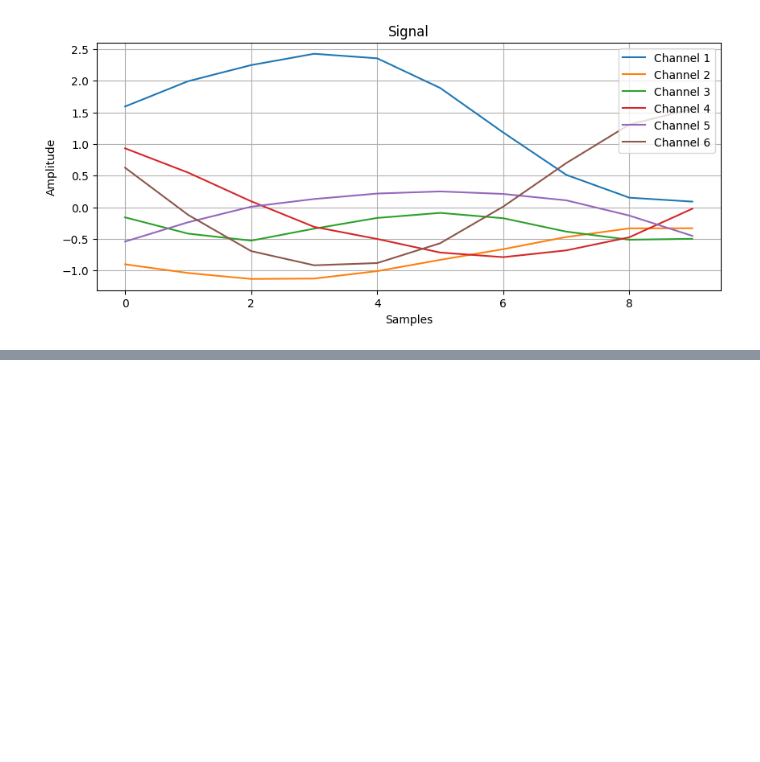
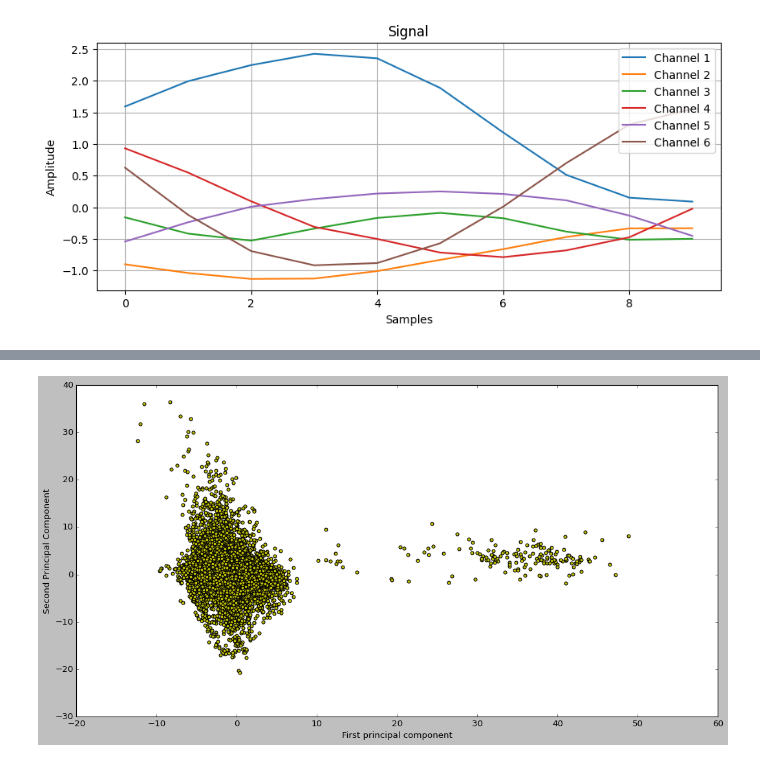
Before and after one commit to AIoT-Group-UoP/crossai-ts, a Jupyter notebook: examples/_dataset3_test.ipynb, the cells around one changed output, grey strips where cells are left out. Cells and saved outputs as stored; diff of their text form; code cells hidden in the pictures; blank space fills up the shorter version.

```diff
--- a/examples/_dataset3_test.ipynb
+++ b/examples/_dataset3_test.ipynb
@@ -520,3 +511,16 @@ plot_signal(tmp_test.X[0].values, return_mode=False)
 plot_signal(final_test.X[0].values, return_mode=False)
 # %% [output]
 [figure]
+# %%
+from sklearn.decomposition import PCA
+
+pipeline2 = Pipeline(
+    [
+        ("conv", dataFlatten),
+        ("scaler", StandardScaler()),
+        ("pca", PCA(n_components=2)),
+    ]
+)
+
+tmp_pca_train = pipeline2.fit_transform(tmp_train)
+tmp_pca_test = pipeline2.transform(tmp_test)
@@ -522,0 +546,31 @@ plot_signal(final_test.X[0].values, return_mode=False)
+# %%
+def plot_scatter_pca(
+        arr: np.ndarray,
+        c_name: str="y",
+        cmap_set: str = "plasma"
+
+):
+    import matplotlib.pyplot as plt
+
+    if arr.ndim == 2:
+        plt.style.use('classic')
+        plt.figure(figsize=(16, 8))
+        plt.scatter(arr[:, 0], arr[:, 1], c=c_name, cmap=cmap_set)
+        plt.xlabel('First principal component')
+        plt.ylabel('Second Principal Component')
+
+    elif arr.ndim == 3:
+        plt.style.use('classic')
+        fig = plt.figure(figsize=(16, 8))
+        ax = fig.add_subplot(111, projection='3d')
+        ax.scatter(arr[:, 0], arr[:, 1], arr[:, 2], c=c_name, cmap=cmap_set)
+        ax.set_xlabel('First principal component')
+        ax.set_ylabel('Second Principal Component')
+        ax.set_zlabel('Third Principal Component')
+
+    else:
+        print("The DataFrame has more than 4 columns.")
+# %%
+plot_scatter_pca(tmp_pca_train, cmap_set="viridis")
+# %% [output]
+[figure, added]
```
Also changed, not shown: parts of 13 cells of this notebook, 1 other file.
